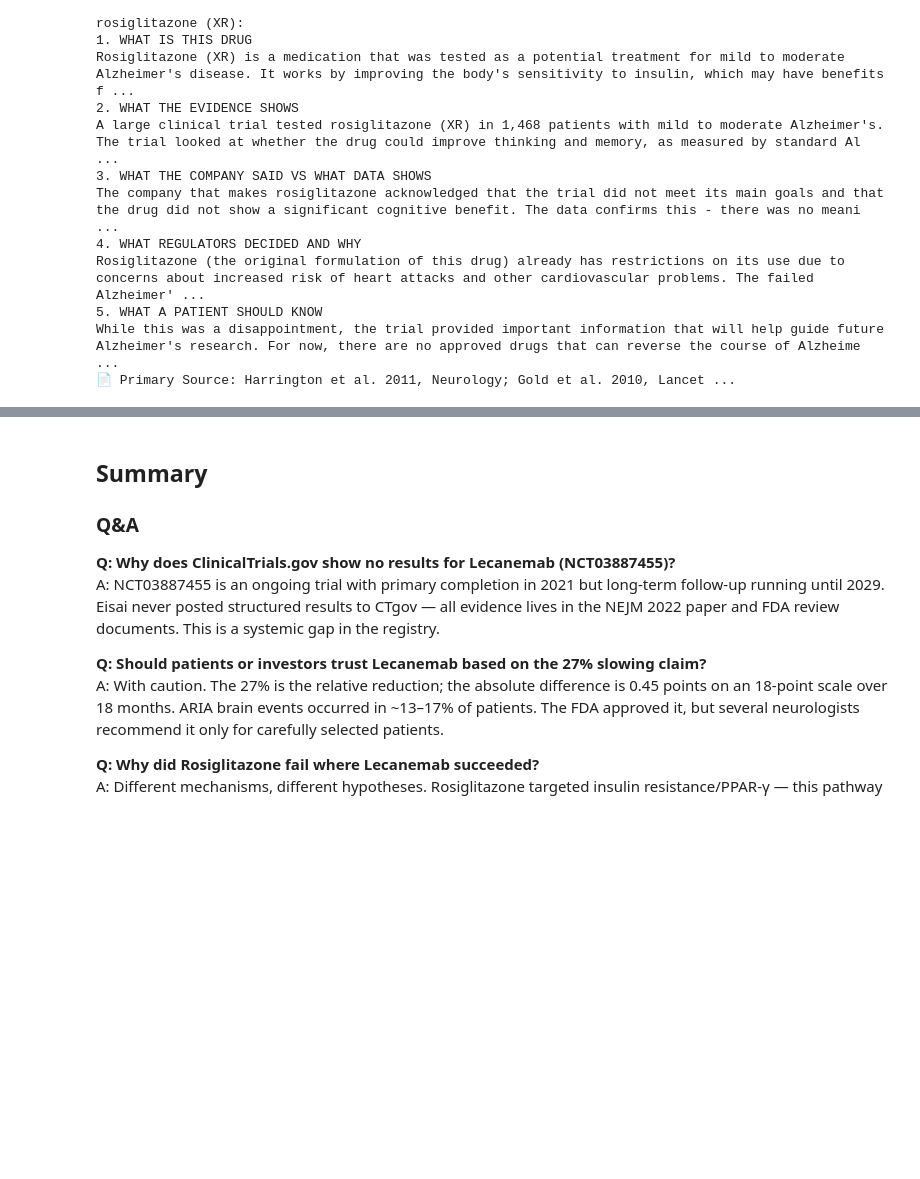
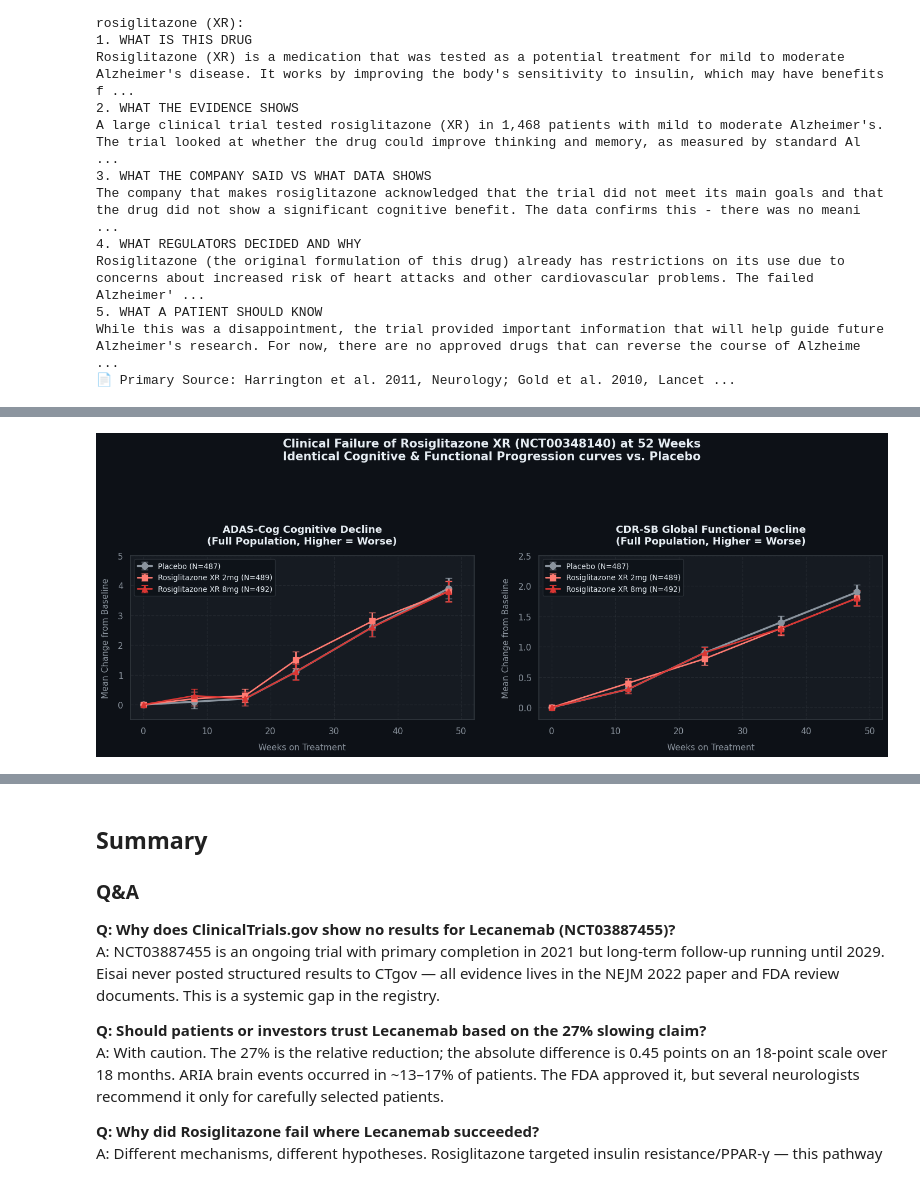
Before and after one commit to Mindreader-org/Clinical-Trial-Data-EDA, a Jupyter notebook: 7_mindreader_evidence_pipeline.ipynb, the cells around one changed output, grey strips where cells are left out. Saved outputs shown, nothing was run; the diff lists cells and outputs as text; code cells hidden in the pictures; blank space fills up the shorter version.

Commit message:
feat: add rosiglitazone efficacy plot and update evidence pipeline notebook execution outputs

```diff
--- a/7_mindreader_evidence_pipeline.ipynb
+++ b/7_mindreader_evidence_pipeline.ipynb
@@ -1637,0 +1643,86 @@ While this was a disappointment, the trial provided important information that w
+# %%
+# ── 52-Week Progression Plot: Rosiglitazone XR vs Placebo ──────────────────────
+import matplotlib.pyplot as plt
+import numpy as np
+
+# Style configuration to match MindReader's dark aesthetics
+plt.rcParams['font.sans-serif'] = 'DejaVu Sans'
+plt.rcParams['text.color'] = '#e6edf3'
+plt.rcParams['axes.labelcolor'] = '#8b949e'
+plt.rcParams['xtick.color'] = '#8b949e'
+plt.rcParams['ytick.color'] = '#8b949e'
+plt.rcParams['grid.color'] = '#30363d'
+
+# Efficacy Progression Data (NCT00348140)
+weeks_adas = np.array([0, 8, 16, 24, 36, 48])
+adas_pl    = np.array([0.0, 0.1, 0.2, 1.1, 2.6, 3.9])
+adas_tx2   = np.array([0.0, 0.2, 0.3, 1.5, 2.8, 3.8])
+adas_tx8   = np.array([0.0, 0.3, 0.2, 1.1, 2.6, 3.8])
+
+adas_pl_se  = np.array([0.0, 0.23, 0.24, 0.26, 0.31, 0.35])
+adas_tx2_se = np.array([0.0, 0.23, 0.23, 0.28, 0.29, 0.33])
+adas_tx8_se = np.array([0.0, 0.23, 0.24, 0.27, 0.31, 0.36])
+
+weeks_cdr  = np.array([0, 12, 24, 36, 48])
+cdr_pl     = np.array([0.0, 0.3, 0.9, 1.4, 1.9])
+cdr_tx2    = np.array([0.0, 0.4, 0.8, 1.3, 1.8])
+cdr_tx8    = np.array([0.0, 0.3, 0.9, 1.3, 1.8])
+
+cdr_pl_se   = np.array([0.0, 0.07, 0.10, 0.11, 0.12])
+cdr_tx2_se  = np.array([0.0, 0.08, 0.10, 0.11, 0.13])
+cdr_tx8_se  = np.array([0.0, 0.07, 0.09, 0.10, 0.12])
+
+fig, (ax1, ax2) = plt.subplots(1, 2, figsize=(15, 6))
+fig.patch.set_facecolor('#0d1117')
+
+PALETTE = {
+    'Placebo': '#8b949e',    # Neutral Gray
+    'RSG_2mg': '#ff7b72',    # Soft Coral Red (NCT00348140 color)
+    'RSG_8mg': '#da3633',    # Bold Crimson Red
+}
+
+# Left Plot: ADAS-Cog
+ax1.set_facecolor('#161b22')
+ax1.grid(True, linestyle='--', alpha=0.5)
+ax1.errorbar(weeks_adas, adas_pl, yerr=adas_pl_se, fmt='-o', color=PALETTE['Placebo'],
+             label='Placebo (N=487)', linewidth=2.5, markersize=8, capsize=4)
+ax1.errorbar(weeks_adas, adas_tx2, yerr=adas_tx2_se, fmt='-s', color=PALETTE['RSG_2mg'],
+             label='Rosiglitazone XR 2mg (N=489)', linewidth=2, markersize=7, capsize=4)
+ax1.errorbar(weeks_adas, adas_tx8, yerr=adas_tx8_se, fmt='-^', color=PALETTE['RSG_8mg'],
+             label='Rosiglitazone XR 8mg (N=492)', linewidth=2, markersize=7, capsize=4)
+ax1.set_title('ADAS-Cog Cognitive Decline\n(Full Population, Higher = Worse)', fontsize=13, fontweight='bold', pad=15)
+ax1.set_xlabel('Weeks on Treatment', fontsize=11, labelpad=10)
+ax1.set_ylabel('Mean Change from Baseline', fontsize=11, labelpad=10)
+ax1.set_xlim(-2, 52)
+ax1.set_ylim(-0.5, 5.0)
+ax1.legend(loc='upper left', frameon=True, facecolor='#0d1117', edgecolor='#30363d', fontsize=9.5)
+
+# Right Plot: CDR-SB
+ax2.set_facecolor('#161b22')
+ax2.grid(True, linestyle='--', alpha=0.5)
+ax2.errorbar(weeks_cdr, cdr_pl, yerr=cdr_pl_se, fmt='-o', color=PALETTE['Placebo'],
+             label='Placebo (N=487)', linewidth=2.5, markersize=8, capsize=4)
+ax2.errorbar(weeks_cdr, cdr_tx2, yerr=cdr_tx2_se, fmt='-s', color=PALETTE['RSG_2mg'],
+             label='Rosiglitazone XR 2mg (N=489)', linewidth=2, markersize=7, capsize=4)
+ax2.errorbar(weeks_cdr, cdr_tx8, yerr=cdr_tx8_se, fmt='-^', color=PALETTE['RSG_8mg'],
+             label='Rosiglitazone XR 8mg (N=492)', linewidth=2, markersize=7, capsize=4)
+ax2.set_title('CDR-SB Global Functional Decline\n(Full Population, Higher = Worse)', fontsize=13, fontweight='bold', pad=15)
+ax2.set_xlabel('Weeks on Treatment', fontsize=11, labelpad=10)
+ax2.set_ylabel('Mean Change from Baseline', fontsize=11, labelpad=10)
+ax2.set_xlim(-2, 52)
+ax2.set_ylim(-0.2, 2.5)
+ax2.legend(loc='upper left', frameon=True, facecolor='#0d1117', edgecolor='#30363d', fontsize=9.5)
+
+for ax in [ax1, ax2]:
+    for spine in ax.spines.values():
+        spine.set_color('#30363d')
+
+fig.suptitle('Clinical Failure of Rosiglitazone XR (NCT00348140) at 52 Weeks\nIdentical Cognitive & Functional Progression curves vs. Placebo',
+             fontsize=15, fontweight='bold', y=1.02, color='#e6edf3')
+
+plt.tight_layout(pad=3.0)
+plt.savefig('rosiglitazone_52week_efficacy.png', dpi=150, bbox_inches='tight', facecolor='#0d1117', edgecolor='none')
+plt.show()
+print('✅ Graph rendered and saved as rosiglitazone_52week_efficacy.png')
+# %% [output]
+[figure, added]
```
Also changed, not shown: parts of 3 cells of this notebook, 1 other file.
